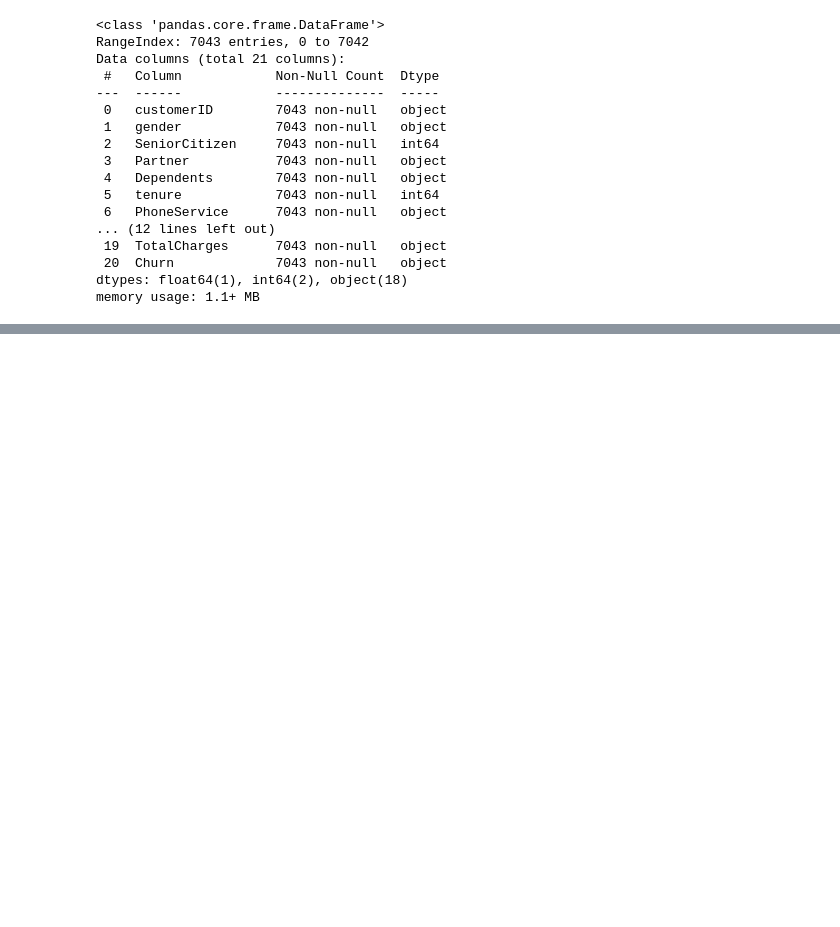
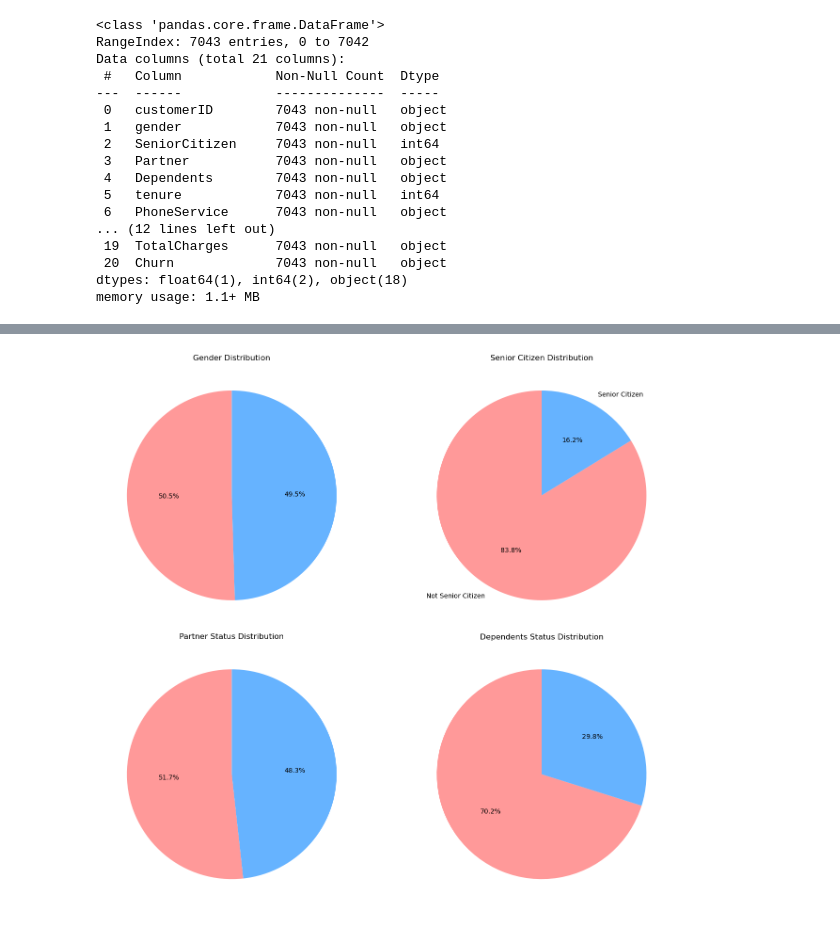
Before and after one commit to Justcolins/TELCO_CUSTOMER_CHURN, a Jupyter notebook: churn.ipynb, the cells around one changed output, grey strips where cells are left out. Cells and saved outputs as stored; diff of their text form; code cells hidden in the pictures; blank space fills up the shorter version.

```diff
--- a/churn.ipynb
+++ b/churn.ipynb
@@ -52,0 +113,5 @@ memory usage: 1.1+ MB
+# %%
+df = df.dropna(subset=['TotalCharges'])
+
+# Verify that the missing values have been removed
+print(f'New dataset shape: {df.shape}')
@@ -52,0 +120,9 @@ memory usage: 1.1+ MB
+# %%
+# Convert 'TotalCharges' to numeric, forcing errors to NaN
+df['TotalCharges'] = pd.to_numeric(df['TotalCharges'], errors='coerce')
+
+# Drop rows with missing 'TotalCharges' values
+df.dropna(subset=['TotalCharges'], inplace=True)
+
+# Verify the changes
+df.info()
@@ -52,0 +147,33 @@ memory usage: 1.1+ MB
+# %%
+fig, axs = plt.subplots(2, 2, figsize=(14, 12))
+
+# Gender distribution
+gender_counts = df['gender'].value_counts()
+axs[0, 0].pie(gender_counts, autopct='%1.1f%%', startangle=90, colors=['#ff9999','#66b3ff'])
+axs[0, 0].set_title('Gender Distribution')
+axs[0, 0].set_ylabel('')  # Hide the y-label for the pie chart
+
+# Senior Citizen distribution
+senior_citizen_counts = df['SeniorCitizen'].value_counts()
+senior_citizen_labels = ['Not Senior Citizen', 'Senior Citizen']
+axs[0, 1].pie(senior_citizen_counts, autopct='%1.1f%%', startangle=90, colors=['#ff9999','#66b3ff'], labels=senior_citizen_labels)
+axs[0, 1].set_title('Senior Citizen Distribution')
+axs[0, 1].set_ylabel('')  # Hide the y-label for the pie chart
+
+# Partner status distribution
+partner_counts = df['Partner'].value_counts()
+axs[1, 0].pie(partner_counts, autopct='%1.1f%%', startangle=90, colors=['#ff9999','#66b3ff'])
+axs[1, 0].set_title('Partner Status Distribution')
+axs[1, 0].set_ylabel('')  # Hide the y-label for the pie chart
+
+# Dependents status distribution
+dependents_counts = df['Dependents'].value_counts()
+axs[1, 1].pie(dependents_counts, autopct='%1.1f%%', startangle=90, colors=['#ff9999','#66b3ff'])
+axs[1, 1].set_title('Dependents Status Distribution')
+axs[1, 1].set_ylabel('')  # Hide the y-label for the pie chart
+
+# Adjust layout to prevent overlap
+plt.tight_layout()
+plt.show()
+# %% [output]
+[figure, added]
```
Also changed, not shown: parts of 17 cells of this notebook.
